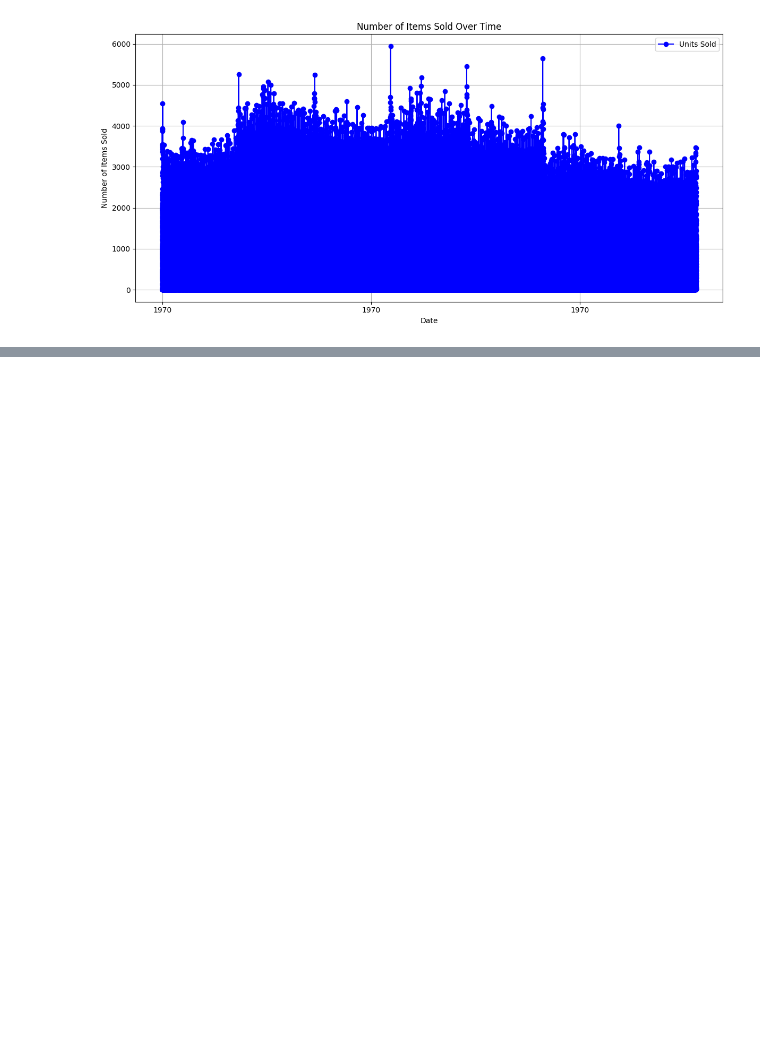
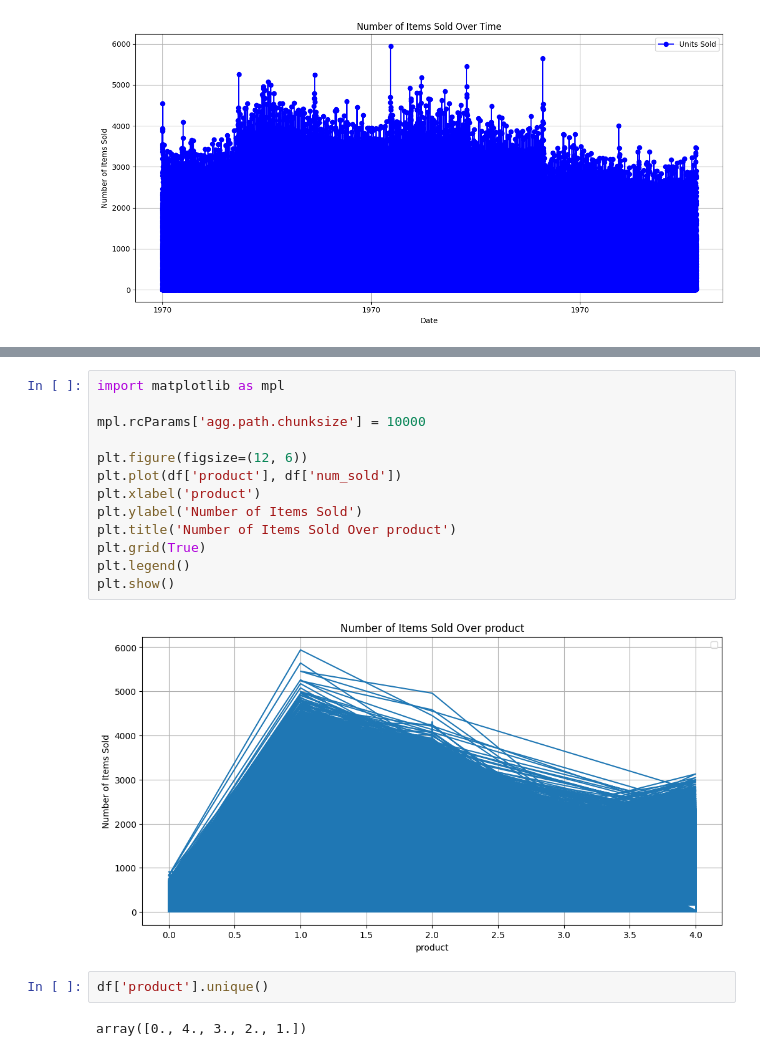
Before and after one commit to ca999/Kaggle, a Jupyter notebook: kaggle-sticker-sales-prediction.ipynb, the cells around one changed output, grey strips where cells are left out. Saved outputs shown, nothing was run; the diff lists cells and outputs as text; blank space fills up the shorter version.

```diff
--- a/kaggle-sticker-sales-prediction.ipynb
+++ b/kaggle-sticker-sales-prediction.ipynb
@@ -106,0 +131,19 @@ plt.show()
+# %%
+import matplotlib as mpl
+
+mpl.rcParams['agg.path.chunksize'] = 10000
+
+plt.figure(figsize=(12, 6))
+plt.plot(df['product'], df['num_sold'])
+plt.xlabel('product')
+plt.ylabel('Number of Items Sold')
+plt.title('Number of Items Sold Over product')
+plt.grid(True)
+plt.legend()
+plt.show()
+# %% [output]
+[figure, added]
+# %%
+df['product'].unique()
+# %% [output]
+array([0., 4., 3., 2., 1.])
```
Also changed, not shown: parts of 2 cells of this notebook.
